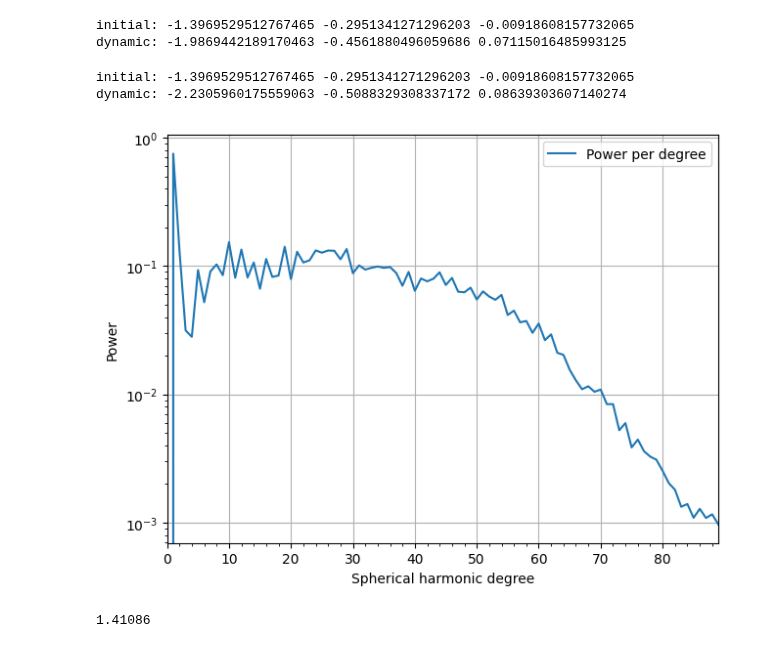
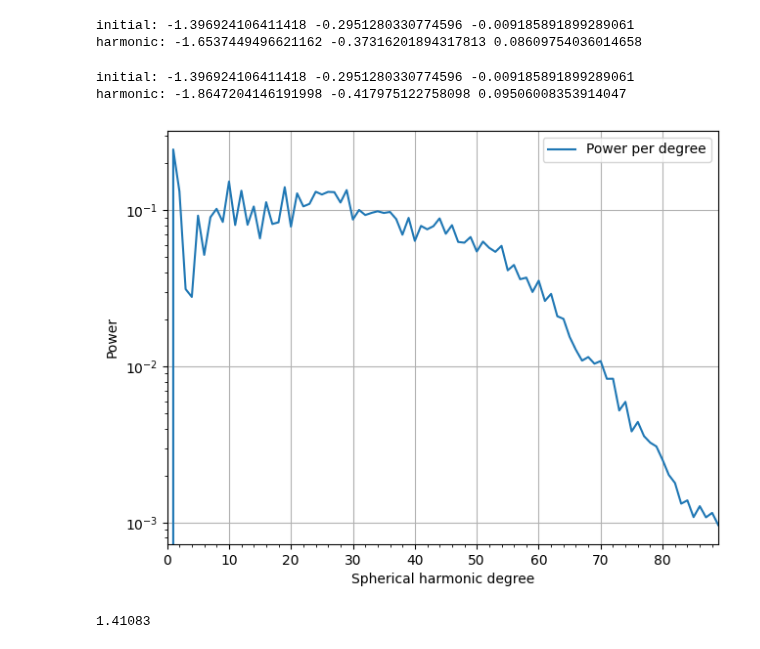
Before and after one commit to maxime-rousselet-cnes/SNREI, a Jupyter notebook: temp2.ipynb, the cells around one changed output. Cells and saved outputs as stored; diff of their text form; code cells hidden in the pictures.

Commit message:
component plots

```diff
--- a/temp2.ipynb
+++ b/temp2.ipynb
@@ -2,7 +2,7 @@
 from src.utils import (
     load_complex_array_from_binary,
     elastic_load_signal_trends_path,
-    dynamic_load_signal_trends_path,
+    harmonic_load_signal_trends_path,
 )
 
 elastic_load_signal_trends = load_complex_array_from_binary(
@@ -16,7 +16,7 @@ C_1_0, C_1_1, S_1_1 = (
 )
 
 computed_elastic_load_signal_trends = load_complex_array_from_binary(
-    name="0", path=dynamic_load_signal_trends_path
+    name="0", path=harmonic_load_signal_trends_path
 ).real
 
 computed_C_1_0, computed_C_1_1, computed_S_1_1 = (
@@ -26,52 +26,53 @@ computed_C_1_0, computed_C_1_1, computed_S_1_1 = (
 )
 
 print("initial:", C_1_0, C_1_1, S_1_1)
-print("dynamic:", computed_C_1_0, computed_C_1_1, computed_S_1_1)
+print("harmonic:", computed_C_1_0, computed_C_1_1, computed_S_1_1)
 # %% [output]
-initial: -1.3969529512767465 -0.2951341271296203 -0.00918608157732065
-dynamic: -1.9869442189170463 -0.4561880496059686 0.07115016485993125
+initial: -1.396924106411418 -0.2951280330774596 -0.009185891899289061
+harmonic: -1.6537449496621162 -0.37316201894317813 0.08609754036014658
 # %%
 from src.utils import (
     load_complex_array_from_binary,
     elastic_load_signal_trends_path,
-    dynamic_load_signal_trends_path,
+    harmonic_load_signal_trends_path,
 )
 from pyshtools import SHCoeffs
 
 elastic_load_signal_trends = load_complex_array_from_binary(
     name="0", path=elastic_load_signal_trends_path
 ).real
 
 C_1_0, C_1_1, S_1_1 = (
     elastic_load_signal_trends[0, 1, 0],
     elastic_load_signal_trends[0, 1, 1],
     elastic_load_signal_trends[1, 1, 1],
 )
 
 computed_elastic_load_signal_trends = load_complex_array_from_binary(
-    name="2", path=dynamic_load_signal_trends_path
+    name="2", path=harmonic_load_signal_trends_path
 ).real
 
 computed_C_1_0, computed_C_1_1, computed_S_1_1 = (
     computed_elastic_load_signal_trends[0, 1, 0],
     computed_elastic_load_signal_trends[0, 1, 1],
     computed_elastic_load_signal_trends[1, 1, 1],
 )
 
 print("initial:", C_1_0, C_1_1, S_1_1)
-print("dynamic:", computed_C_1_0, computed_C_1_1, computed_S_1_1)
+print("harmonic:", computed_C_1_0, computed_C_1_1, computed_S_1_1)
 
+from numpy import round
 clm = SHCoeffs.from_array(
-    coeffs=computed_elastic_load_signal_trends - elastic_load_signal_trends
+    coeffs=round(computed_elastic_load_signal_trends - elastic_load_signal_trends, 6)
 )
 fig, ax = clm.plot_spectrum(show=False)
 # %% [output]
-initial: -1.3969529512767465 -0.2951341271296203 -0.00918608157732065
-dynamic: -2.2305960175559063 -0.5088329308337172 0.08639303607140274
+initial: -1.396924106411418 -0.2951280330774596 -0.009185891899289061
+harmonic: -1.8647204146191998 -0.417975122758098 0.09506008353914047
-[figure, old version]
+[figure, new version]
 # %%
 from src.utils import (
-    compute_signal_trends,
+    compute_harmonic_signal_trends,
     get_ocean_mask,
     redefine_n_max,
     build_frequencial_harmonic_elastic_load_signal,
@@ -100,11 +101,11 @@ frequencial_harmonic_elastic_load_signal[:, :2 ,:, :] = 0.0
 
 mean_on_mask(
     mask=ocean_mask,
-    harmonics=compute_signal_trends(
+    harmonics=compute_harmonic_signal_trends(
         signal_dates=dates,
         load_signal_hyper_parameters=load_signal_hyper_parameters,
-        frequencial_harmonic_load_signal=frequencial_harmonic_elastic_load_signal,
+        frequencial_harmonic_signal=frequencial_harmonic_elastic_load_signal,
     ),
 )
 # %% [output]
-1.41086
+1.41083
```
Also changed, not shown: parts of 1 cell of this notebook, 28 other files.
